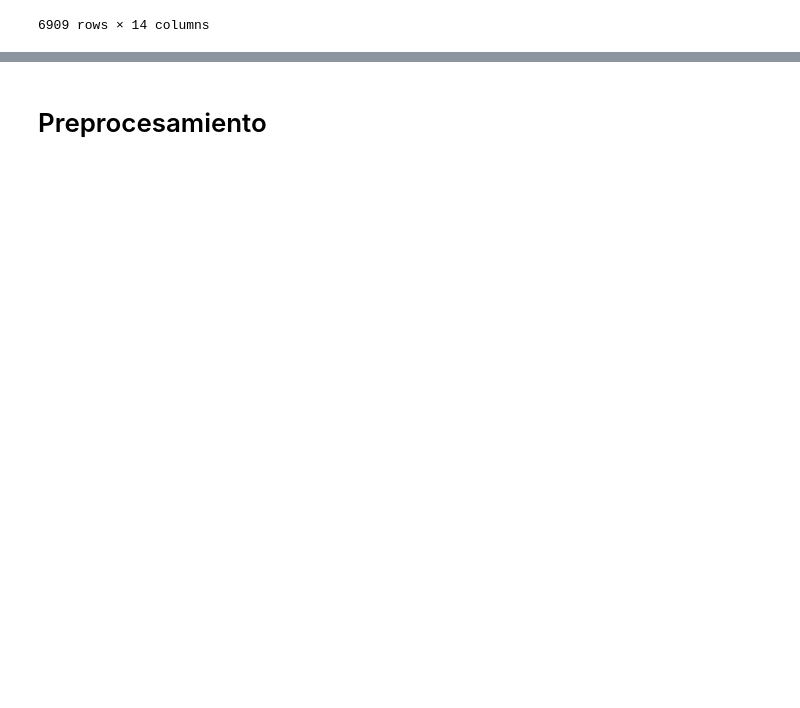
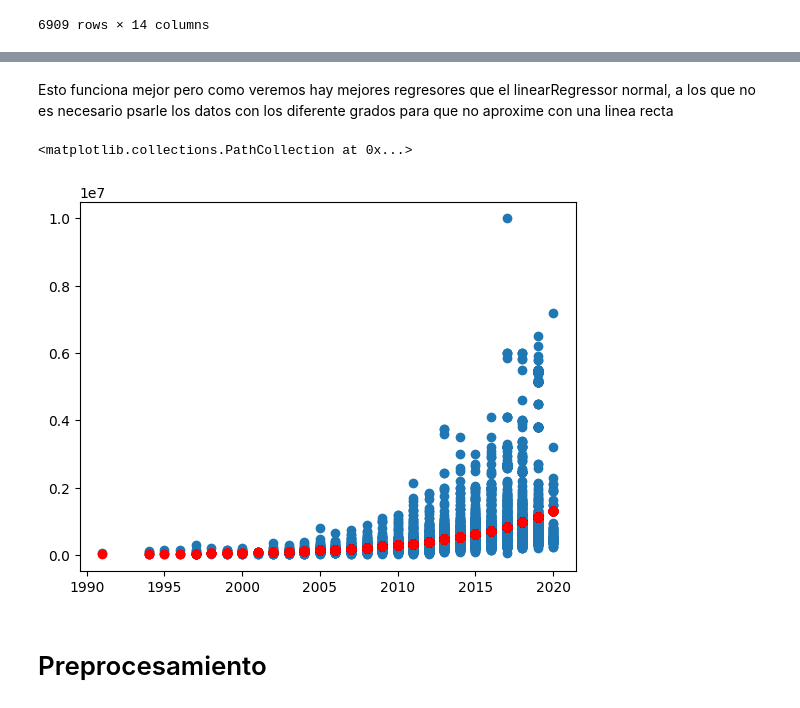
Before and after one commit to Chepados/regresion_coches, a Jupyter notebook: practica_regresion.ipynb, the cells around one changed output, grey strips where cells are left out. Saved outputs shown, nothing was run; the diff lists cells and outputs as text; code cells hidden in the pictures; blank space fills up the shorter version.

Commit message:
mejorando justificacion

```diff
--- a/practica_regresion.ipynb
+++ b/practica_regresion.ipynb
@@ -70,2 +131,21 @@ train_df
+# %% [markdown]
+Esto funciona mejor pero como veremos hay mejores regresores que el linearRegressor normal, a los que no es necesario psarle los datos con los diferente grados para que no aproxime con una linea recta
+# %%
+from sklearn.linear_model import GammaRegressor
+reg = GammaRegressor()
+
+DEGREE = 1
+
+X = df_ejemplo["year"].values.reshape(-1,1)
+y = df_ejemplo["selling_price"]
+
+reg.fit(X, y)
+y_pred = reg.predict(X)
+
+plt.scatter(X, y)
+plt.scatter(X, y_pred, color = "red")
+# %% [output]
+<matplotlib.collections.PathCollection at 0x...>
+[figure, added]
 # %% [markdown]
 # Preprocesamiento
```
Also changed, not shown: parts of 30 cells of this notebook, 1 other file.
